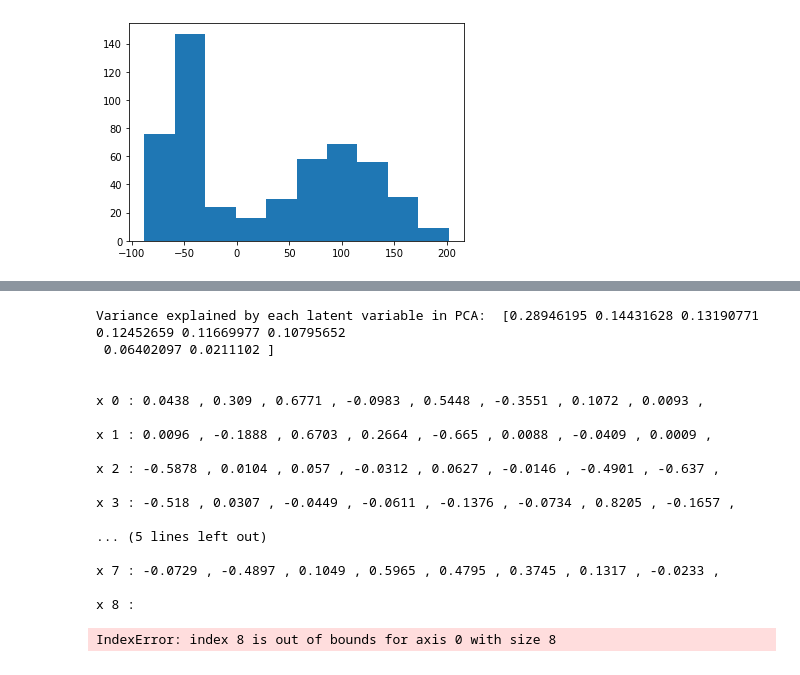
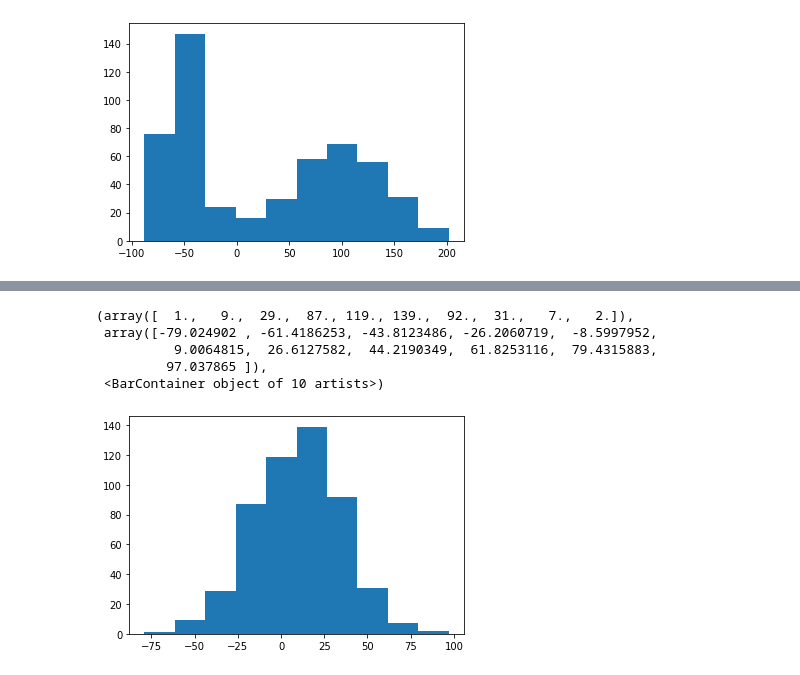
Before and after one commit to dh2di3oj2/code, a Jupyter notebook: midterm 1/midterm.ipynb, the cells around one changed output, grey strips where cells are left out. Saved outputs shown, nothing was run; the diff lists cells and outputs as text; code cells hidden in the pictures.

```diff
--- a/midterm 1/midterm.ipynb
+++ b/midterm 1/midterm.ipynb
@@ -84,3 +94,12 @@ plt.hist(df.x5)
+# %%
+plt.hist(df.x7)
+# %% [output]
+(array([  1.,   9.,  29.,  87., 119., 139.,  92.,  31.,   7.,   2.]),
+ array([-79.024902 , -61.4186253, -43.8123486, -26.2060719,  -8.5997952,
+          9.0064815,  26.6127582,  44.2190349,  61.8253116,  79.4315883,
+         97.037865 ]),
+ <BarContainer object of 10 artists>)
+[figure, added]
 # %%
 #break up df into x and y
 vars = ['x0','x1','x2','x3','x5','x6','x7','x8']
@@ -88,40 +107,3 @@ x = df[vars]
 y = df['y']
 #normalize dataset
 x = StandardScaler().fit_transform(x)
-# %%
-#PCA time
-pca = PCA(n_components=8)
-# latent vars
-latent_vars = pca.fit_transform(x)
-dim = 8
-
-
-print ("Variance explained by each latent variable in PCA: ", pca.explained_variance_ratio_)
-print ("\n")
-
-
-
-for i in range(0,9):
-    print ("x",i,": ", end='')
-    for j in range(0,dim):
-        print (round(pca.components_[j][i],4), ", ", end='')
-    print ("\n")
-# %% [output]
-Variance explained by each latent variable in PCA:  [0.28946195 0.14431628 0.13190771 0.12452659 0.11669977 0.10795652
- 0.06402097 0.0211102 ]
-
-
-x 0 : 0.0438 , 0.309 , 0.6771 , -0.0983 , 0.5448 , -0.3551 , 0.1072 , 0.0093 ,
-
-x 1 : 0.0096 , -0.1888 , 0.6703 , 0.2664 , -0.665 , 0.0088 , -0.0409 , 0.0009 ,
-
-x 2 : -0.5878 , 0.0104 , 0.057 , -0.0312 , 0.0627 , -0.0146 , -0.4901 , -0.637 ,
-
-x 3 : -0.518 , 0.0307 , -0.0449 , -0.0611 , -0.1376 , -0.0734 , 0.8205 , -0.1657 ,
-
-... (5 lines left out)
-
-x 7 : -0.0729 , -0.4897 , 0.1049 , 0.5965 , 0.4795 , 0.3745 , 0.1317 , -0.0233 ,
-
-x 8 :
-IndexError: index 8 is out of bounds for axis 0 with size 8
```
Also changed, not shown: parts of 10 cells of this notebook, 4 other files.
